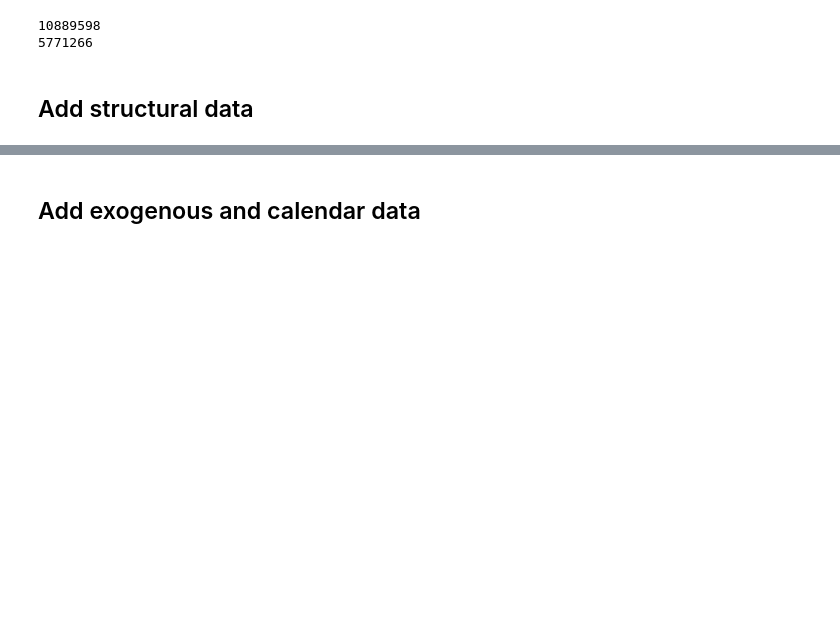
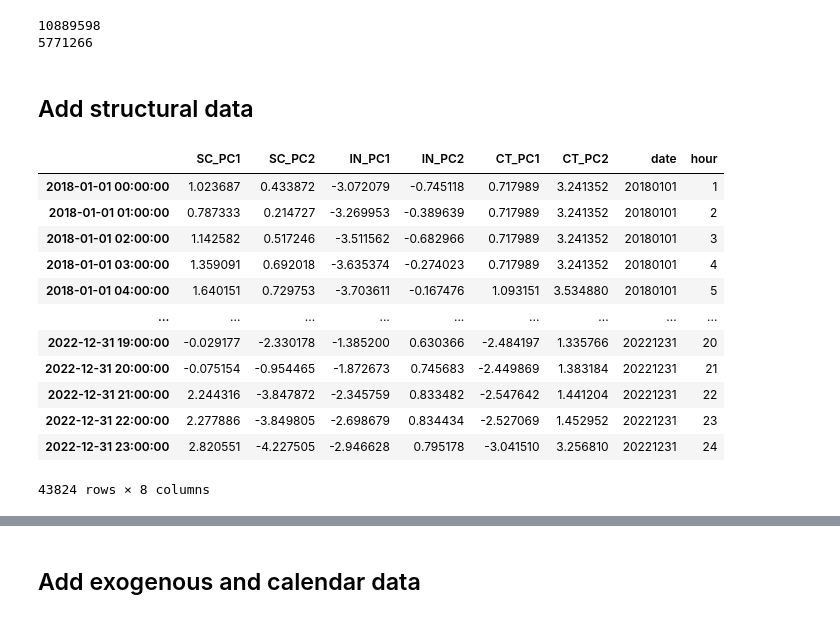
Before and after one commit to gkchln/asm_forecast, a Jupyter notebook: processing/ML_dataset_construction.ipynb, the cells around one changed output, grey strips where cells are left out. Cells and saved outputs as stored; diff of their text form; code cells hidden in the pictures; blank space fills up the shorter version.

```diff
--- a/processing/ML_dataset_construction.ipynb
+++ b/processing/ML_dataset_construction.ipynb
@@ -24,12 +24,38 @@ hour_gain_days = [
     20211031,
     20221030
 ]
+# %%
+def correct_date_hour(df):
+    """Corrects the date and the hour of a dataframe having a `date` in int YYYYMMDD format and an `hour` column
+    to match the GME system (which accounts for the daylight saving time with a missing 24th hour for the
+    hour loss day and an additional 25th hour for the hour gain day)
+    """
+    # Creates a date-hour int in the YYYYMMDDHH format
+    df['datehour'] = (df['date'].astype(str) + df['hour'].apply(lambda x: "{:02d}".format(x))).astype(int)
+
+    # Shifted values correspond the to the values of the next line (so the day after)
+    df['shift_date'] = df['date'].shift(-1)
+    df['shift_hour'] = df['hour'].shift(-1)
+
+    for loss_day, gain_day in zip(hour_loss_days, hour_gain_days):
+        # Hours between the loss day and the gain day have to be corrected
+        hours_to_shift = (df.datehour > int(str(loss_day) + '23')) & (df.datehour < int(str(gain_day) + '24'))
+        # Additional hour on the gain day
+        new_hour = df.datehour == int(str(gain_day) + '24')
+
+        df.loc[hours_to_shift, 'date'] = df.loc[hours_to_shift, 'shift_date']
+        df.loc[hours_to_shift, 'hour'] = df.loc[hours_to_shift, 'shift_hour']
+
+        # The new hour is labeled as the 25th hour
+        df.loc[new_hour, 'hour'] = 25
+
+    df.drop(['datehour', 'shift_date', 'shift_hour'], axis=1, inplace=True)
 # %% [markdown]
 # Read
 # %% [markdown]
 ## Structural data
 # %%
-struct_df = pd.read_pickle('PC_strut.pickle')
+struct_df = pd.read_pickle('../data/2_processed/PC_strut.pickle')
 struct_df.head()
 # %% [output]
 |  | SC_PC1 | SC_PC2 | IN_PC1 | IN_PC2 | CT_PC1 | CT_PC2 |
@@ -137,12 +157,21 @@ for day in hour_gain_days:
 # %%
 struct_cols = struct_df.columns
 struct_df['date'] = struct_df.index.strftime('%Y%m%d').astype(int)
 struct_df['hour'] = struct_df.index.hour + 1
 
-merge_df = df[['date', 'hour']].merge(
-    struct_df,
-    how='left',
-    on=['date', 'hour']
-)
-
-merge_df.set_index(index, inplace=True)
+correct_date_hour(struct_df)
+struct_df
+# %% [output]
+|  | SC_PC1 | SC_PC2 | IN_PC1 | IN_PC2 | CT_PC1 | CT_PC2 | date | hour |
+| 2018-01-01 00:00:00 | 1.023687 | 0.433872 | -3.072079 | -0.745118 | 0.717989 | 3.241352 | 20180101 | 1 |
+| 2018-01-01 01:00:00 | 0.787333 | 0.214727 | -3.269953 | -0.389639 | 0.717989 | 3.241352 | 20180101 | 2 |
+| 2018-01-01 02:00:00 | 1.142582 | 0.517246 | -3.511562 | -0.682966 | 0.717989 | 3.241352 | 20180101 | 3 |
+| 2018-01-01 03:00:00 | 1.359091 | 0.692018 | -3.635374 | -0.274023 | 0.717989 | 3.241352 | 20180101 | 4 |
+| 2018-01-01 04:00:00 | 1.640151 | 0.729753 | -3.703611 | -0.167476 | 1.093151 | 3.534880 | 20180101 | 5 |
+| ... | ... | ... | ... | ... | ... | ... | ... | ... |
+| 2022-12-31 19:00:00 | -0.029177 | -2.330178 | -1.385200 | 0.630366 | -2.484197 | 1.335766 | 20221231 | 20 |
+| 2022-12-31 20:00:00 | -0.075154 | -0.954465 | -1.872673 | 0.745683 | -2.449869 | 1.383184 | 20221231 | 21 |
+| 2022-12-31 21:00:00 | 2.244316 | -3.847872 | -2.345759 | 0.833482 | -2.547642 | 1.441204 | 20221231 | 22 |
+| 2022-12-31 22:00:00 | 2.277886 | -3.849805 | -2.698679 | 0.834434 | -2.527069 | 1.452952 | 20221231 | 23 |
+| 2022-12-31 23:00:00 | 2.820551 | -4.227505 | -2.946628 | 0.795178 | -3.041510 | 3.256810 | 20221231 | 24 |
+43824 rows × 8 columns
```
Also changed, not shown: parts of 42 cells of this notebook.
